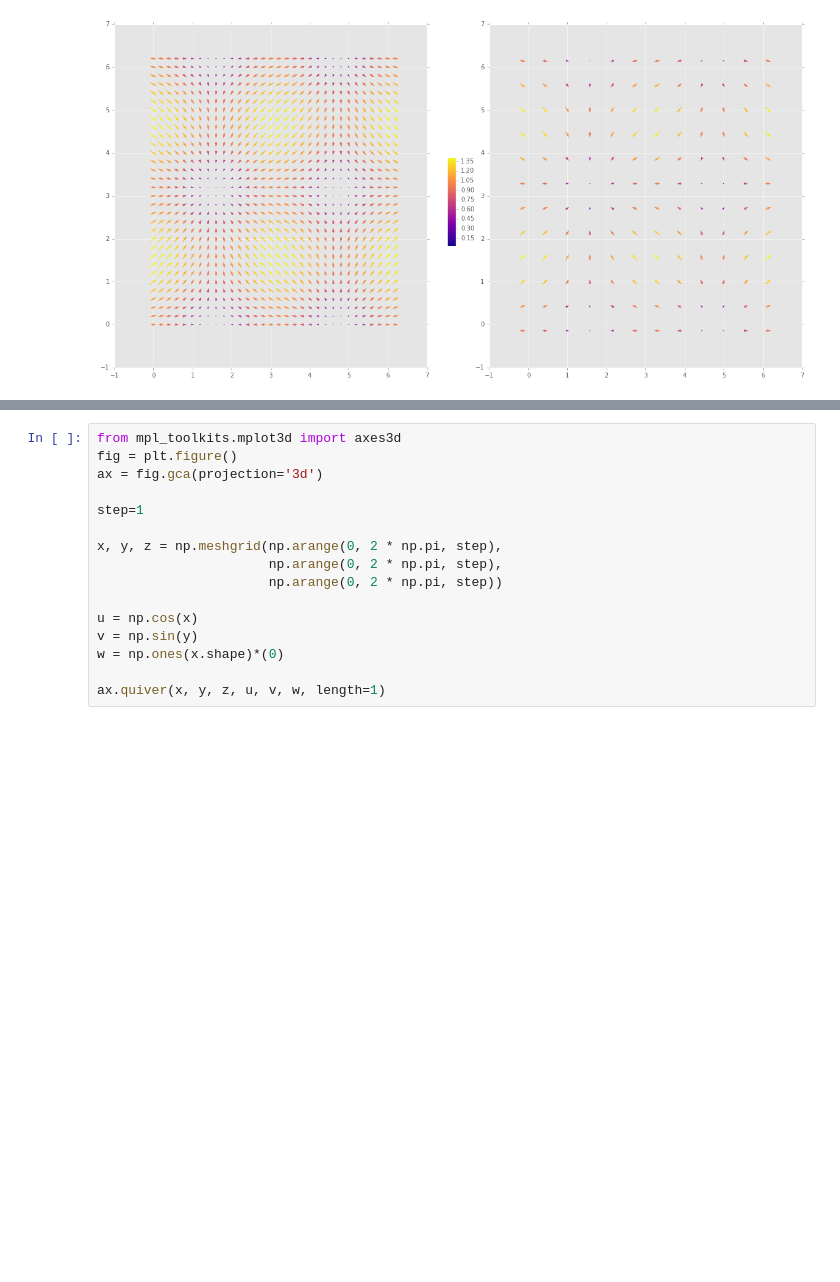
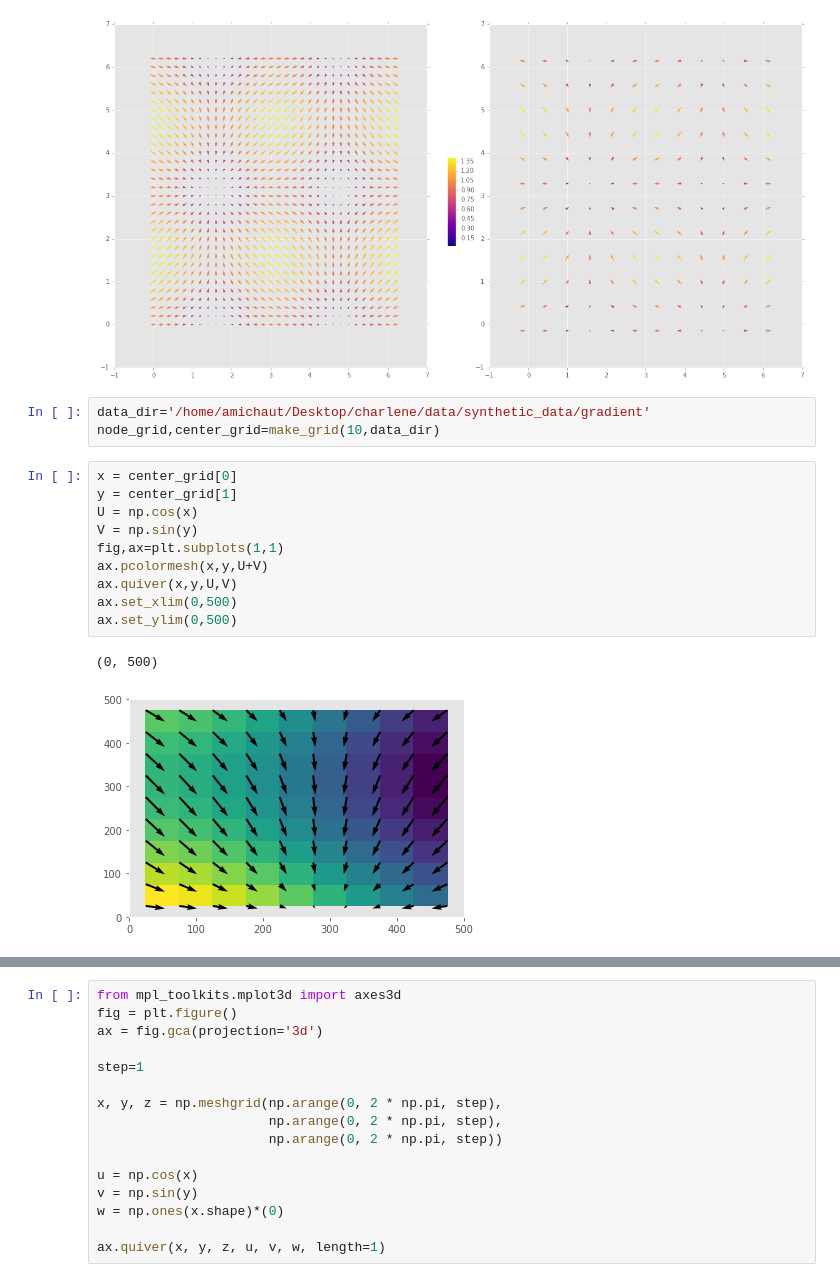
Before and after one commit to amichaut/track_analysis, a Jupyter notebook: codes/analyze_traj.ipynb, the cells around one changed output, grey strips where cells are left out. Cells and saved outputs as stored; diff of their text form; blank space fills up the shorter version.

```diff
--- a/codes/analyze_traj.ipynb
+++ b/codes/analyze_traj.ipynb
@@ -410,3 +410,19 @@ ax1.axis([-1, 7, -1, 7])
 # %% [output]
 [-1, 7, -1, 7]
 [figure]
+# %%
+data_dir='/home/amichaut/Desktop/charlene/data/synthetic_data/gradient'
+node_grid,center_grid=make_grid(10,data_dir)
+# %%
+x = center_grid[0]
+y = center_grid[1]
+U = np.cos(x)
+V = np.sin(y)
+fig,ax=plt.subplots(1,1)
+ax.pcolormesh(x,y,U+V)
+ax.quiver(x,y,U,V)
+ax.set_xlim(0,500)
+ax.set_ylim(0,500)
+# %% [output]
+(0, 500)
+[figure, added]
```
Also changed, not shown: parts of 2 cells of this notebook, 1 other file.
